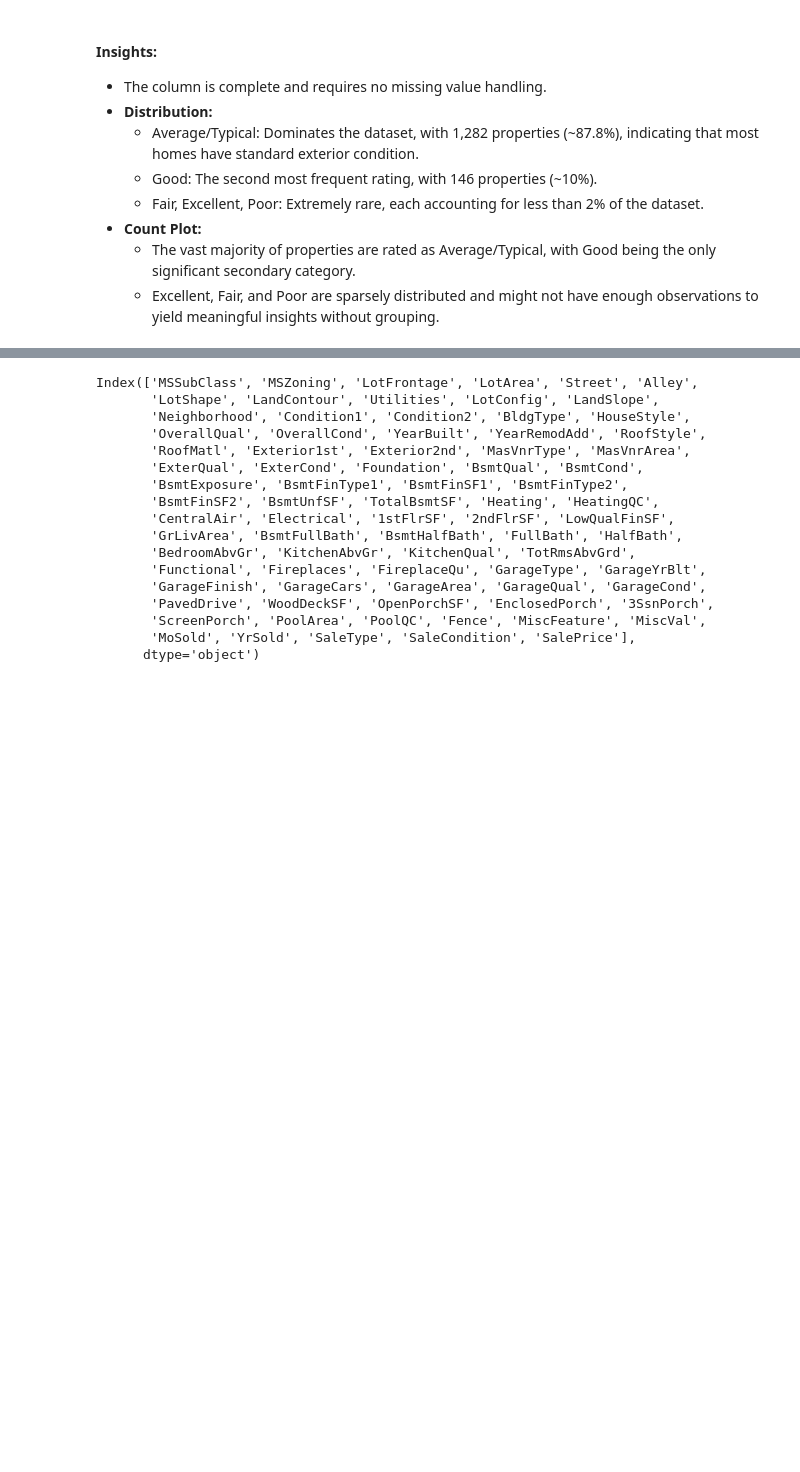
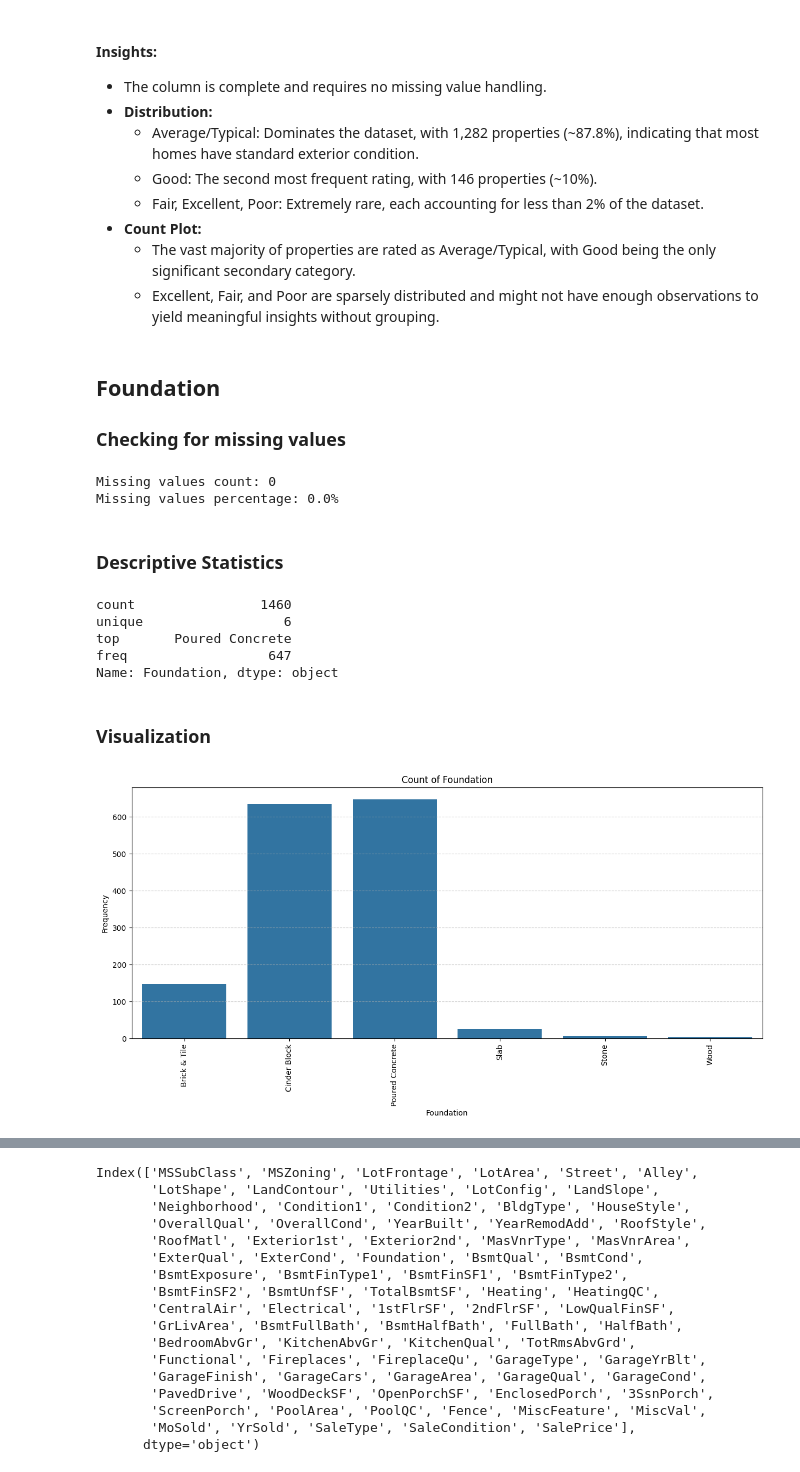
Before and after one commit to ktxdev/house-prices, a Jupyter notebook: notebooks/01_univariate_analysis_eda.ipynb, the cells around one changed output, grey strips where cells are left out. Cells and saved outputs as stored; diff of their text form; code cells hidden in the pictures; blank space fills up the shorter version.

```diff
--- a/notebooks/01_univariate_analysis_eda.ipynb
+++ b/notebooks/01_univariate_analysis_eda.ipynb
@@ -1044,3 +1043,27 @@ visualizer.plot('ExterCond')
 - **Count Plot:**
     - The vast majority of properties are rated as Average/Typical, with Good being the only significant secondary category.
     - Excellent, Fair, and Poor are sparsely distributed and might not have enough observations to yield meaningful insights without grouping.
+# %% [markdown]
+## Foundation
+### Checking for missing values
+# %%
+check_and_print_missing_value_counts(data, 'Foundation')
+# %% [output]
+Missing values count: 0
+Missing values percentage: 0.0%
+# %% [markdown]
+### Descriptive Statistics
+# %%
+data['Foundation'].describe()
+# %% [output]
+count                1460
+unique                  6
+top       Poured Concrete
+freq                  647
+Name: Foundation, dtype: object
+# %% [markdown]
+### Visualization
+# %%
+visualizer.plot('Foundation')
+# %% [output]
+[figure, added]
```
Also changed, not shown: parts of 24 cells of this notebook.
